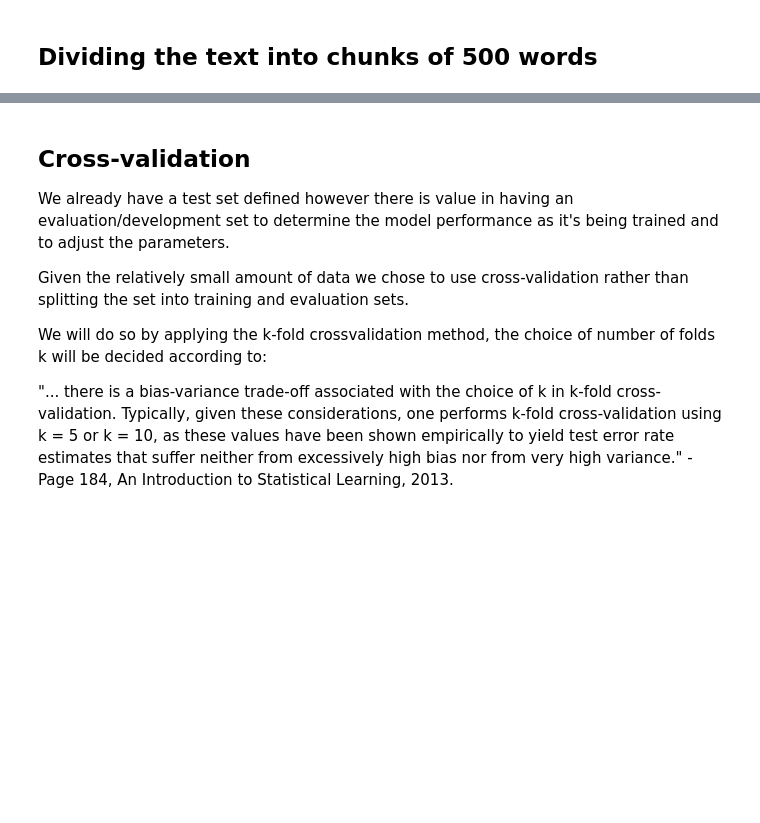
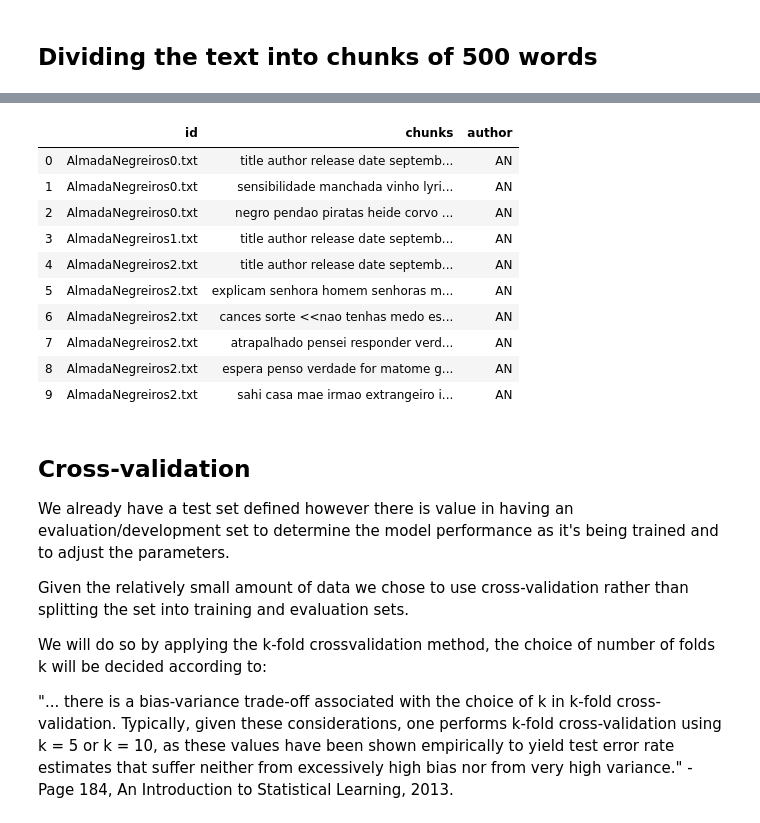
Before and after one commit to NOVAIMS-DataScienceMasters/TextMiningFinalProject, a Jupyter notebook: DataPreProcessing.ipynb, the cells around one changed output, grey strips where cells are left out. Drawn from its saved outputs; the diff is of its cells as text; code cells hidden in the pictures; blank space fills up the shorter version.

```diff
--- a/DataPreProcessing.ipynb
+++ b/DataPreProcessing.ipynb
@@ -343,4 +377,4 @@ def preprocessing_with_punc(doc, column):
 
     return processed_corpus
 # %%
-traindf['clean_with_punc'] = preprocessing_with_punc(traindf, 'text')
+traindf['clean_with_punc'] = preprocessing_with_punc(traindf, 'removeMetadata')
@@ -369,4 +405,4 @@ def preprocessing_no_punc(doc, column):
 
     return processed_corpus
 # %%
-traindf['clean_no_punc'] = preprocessing_no_punc(traindf, 'text')
+traindf['clean_no_punc'] = preprocessing_no_punc(traindf, 'removeMetadata')
@@ -397,4 +435,4 @@ def preprocessing_clean(doc, column):
 
     return processed_corpus
 # %%
-traindf['clean'] = preprocessing_clean(traindf, 'text')
+traindf['clean'] = preprocessing_clean(traindf, 'removeMetadata')
@@ -493,4 +578,4 @@ def split_doc(doc,column,n):
 
     return newdf
 # %%
-#chunks = split_doc(traindf, 'clean' ,500)
+traindf_chunks = split_doc(traindf, 'clean' ,500)
@@ -497,5 +584,17 @@ def split_doc(doc,column,n):
 # %%
-#chunks.head(10)
+traindf_chunks.head(10)
+# %% [output]
+|  | id | chunks | author |
+| 0 | AlmadaNegreiros0.txt | title author release date septemb... | AN |
+| 1 | AlmadaNegreiros0.txt | sensibilidade manchada vinho lyri... | AN |
+| 2 | AlmadaNegreiros0.txt | negro pendao piratas heide corvo ... | AN |
+| 3 | AlmadaNegreiros1.txt | title author release date septemb... | AN |
+| 4 | AlmadaNegreiros2.txt | title author release date septemb... | AN |
+| 5 | AlmadaNegreiros2.txt | explicam senhora homem senhoras m... | AN |
+| 6 | AlmadaNegreiros2.txt | cances sorte <<nao tenhas medo es... | AN |
+| 7 | AlmadaNegreiros2.txt | atrapalhado pensei responder verd... | AN |
+| 8 | AlmadaNegreiros2.txt | espera penso verdade for matome g... | AN |
+| 9 | AlmadaNegreiros2.txt | sahi casa mae irmao extrangeiro i... | AN |
 # %% [markdown]
 ## Cross-validation
 We already have a test set defined however there is value in having an evaluation/development set to determine the model performance as it's being trained and to adjust the parameters.
```
Also changed, not shown: parts of 30 cells of this notebook.
